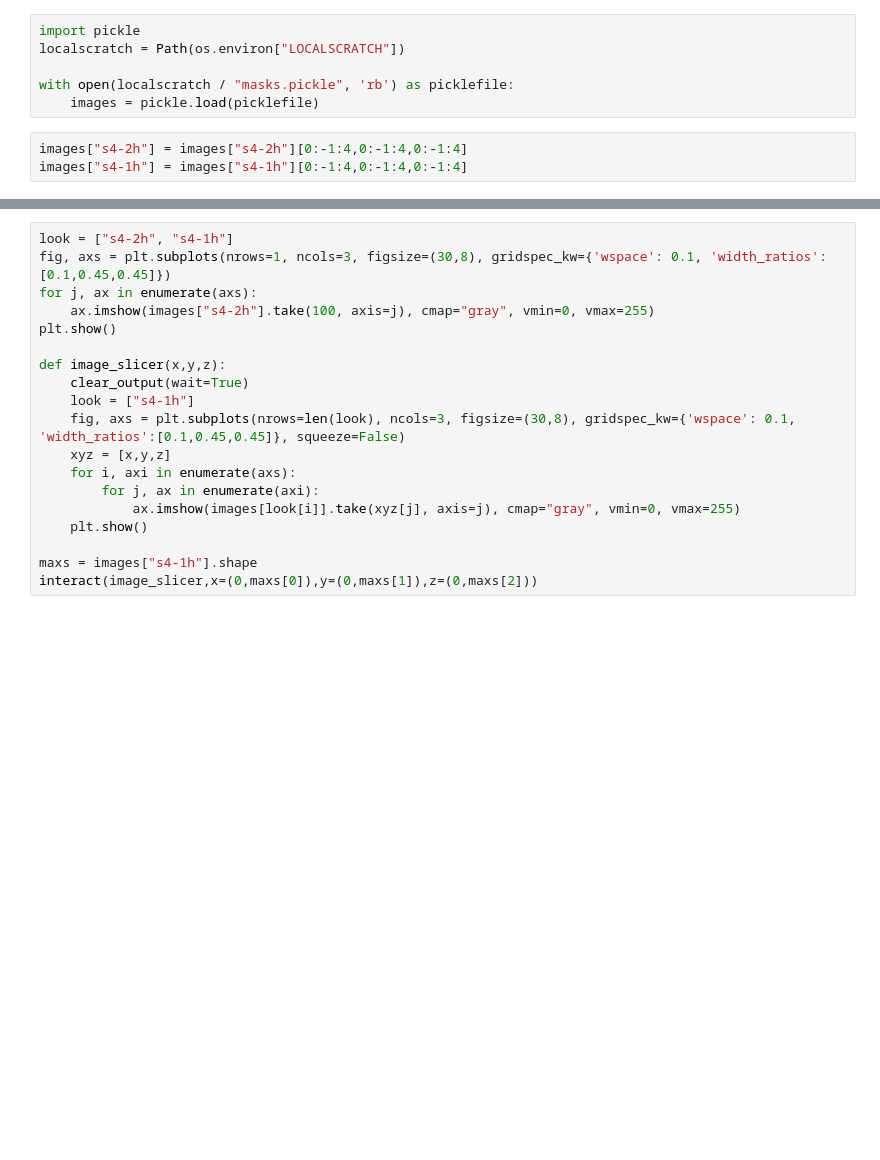
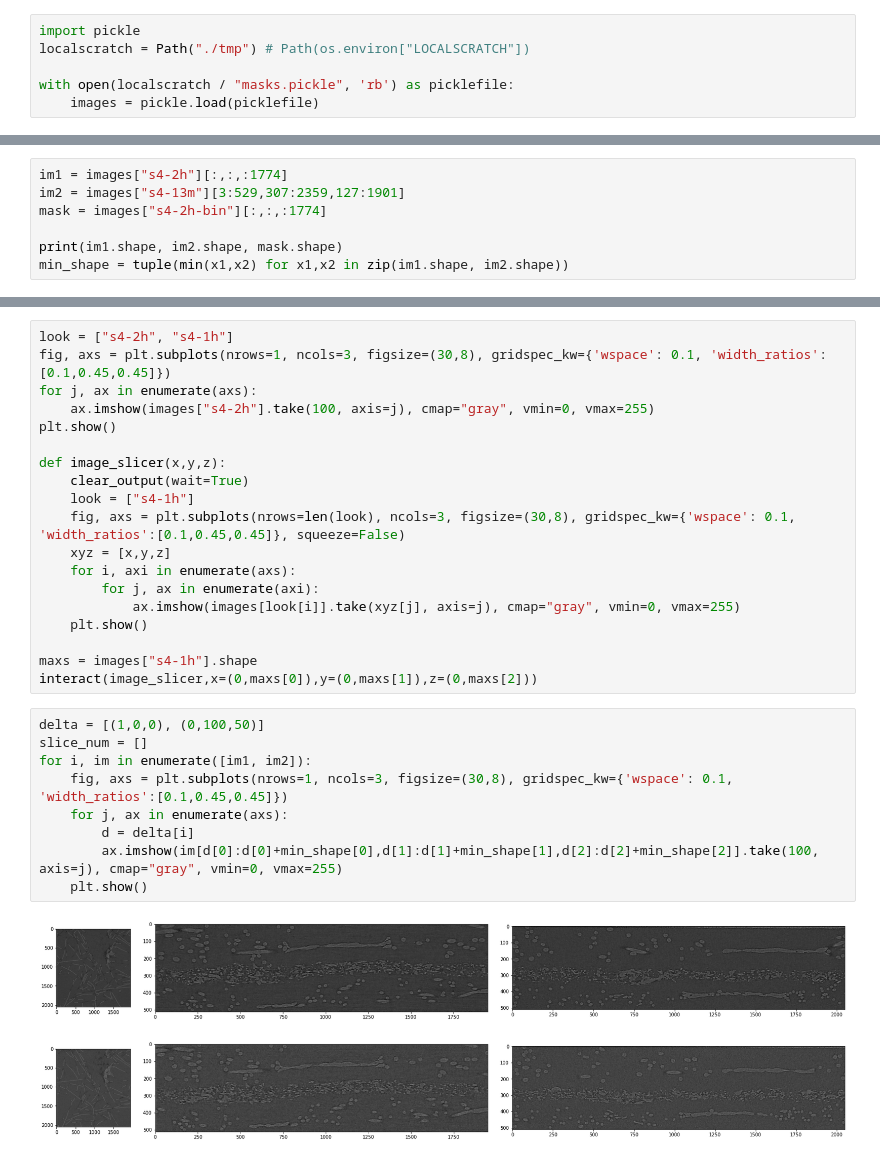
Before and after one commit to ispgroupucl/deep-blueprint, a Jupyter notebook: notebooks/MasksManualRegistration.ipynb, the cells around one changed output, grey strips where cells are left out. Drawn from its saved outputs; the diff is of its cells as text; blank space fills up the shorter version.

```diff
--- a/notebooks/MasksManualRegistration.ipynb
+++ b/notebooks/MasksManualRegistration.ipynb
@@ -5,9 +6,6 @@ from IPython.display import clear_output
 # %%
 import pickle
-localscratch = Path(os.environ["LOCALSCRATCH"])
+localscratch = Path("./tmp") # Path(os.environ["LOCALSCRATCH"])
 
 with open(localscratch / "masks.pickle", 'rb') as picklefile:
     images = pickle.load(picklefile)
-# %%
-images["s4-2h"] = images["s4-2h"][0:-1:4,0:-1:4,0:-1:4]
-images["s4-1h"] = images["s4-1h"][0:-1:4,0:-1:4,0:-1:4]
@@ -16,0 +12,7 @@ for n, image in images.items():
+# %%
+im1 = images["s4-2h"][:,:,:1774]
+im2 = images["s4-13m"][3:529,307:2359,127:1901]
+mask = images["s4-2h-bin"][:,:,:1774]
+
+print(im1.shape, im2.shape, mask.shape)
+min_shape = tuple(min(x1,x2) for x1,x2 in zip(im1.shape, im2.shape))
@@ -33,3 +37,15 @@ def image_slicer(x,y,z):
 
 maxs = images["s4-1h"].shape
 interact(image_slicer,x=(0,maxs[0]),y=(0,maxs[1]),z=(0,maxs[2]))
+# %%
+delta = [(1,0,0), (0,100,50)]
+slice_num = []
+for i, im in enumerate([im1, im2]):
+    fig, axs = plt.subplots(nrows=1, ncols=3, figsize=(30,8), gridspec_kw={'wspace': 0.1, 'width_ratios':[0.1,0.45,0.45]})
+    for j, ax in enumerate(axs):
+        d = delta[i]
+        ax.imshow(im[d[0]:d[0]+min_shape[0],d[1]:d[1]+min_shape[1],d[2]:d[2]+min_shape[2]].take(100, axis=j), cmap="gray", vmin=0, vmax=255)
+    plt.show()
+# %% [output]
+[figure, added]
+[figure, added]
```
Also changed, not shown: parts of 8 cells of this notebook, 21 other files.
